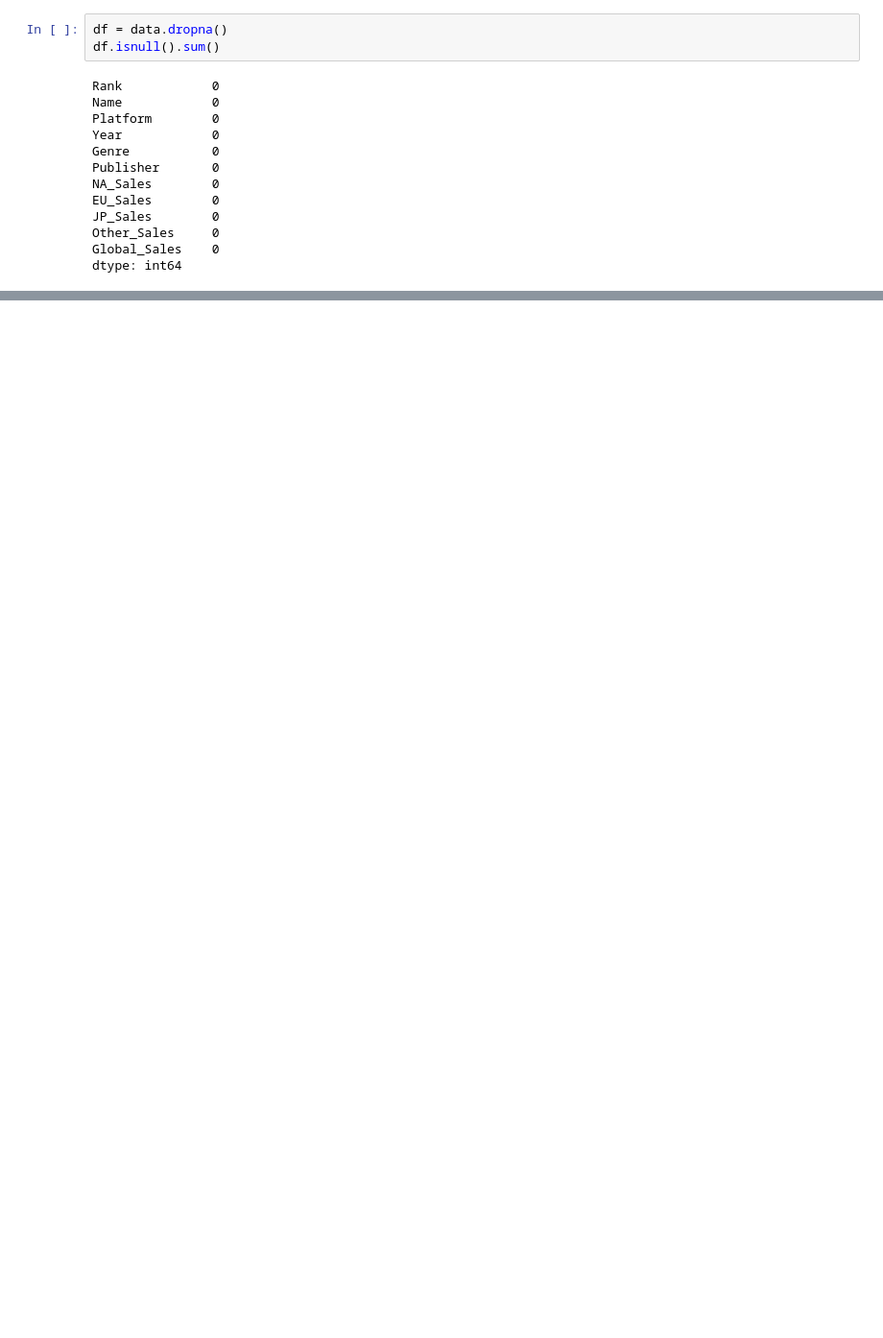
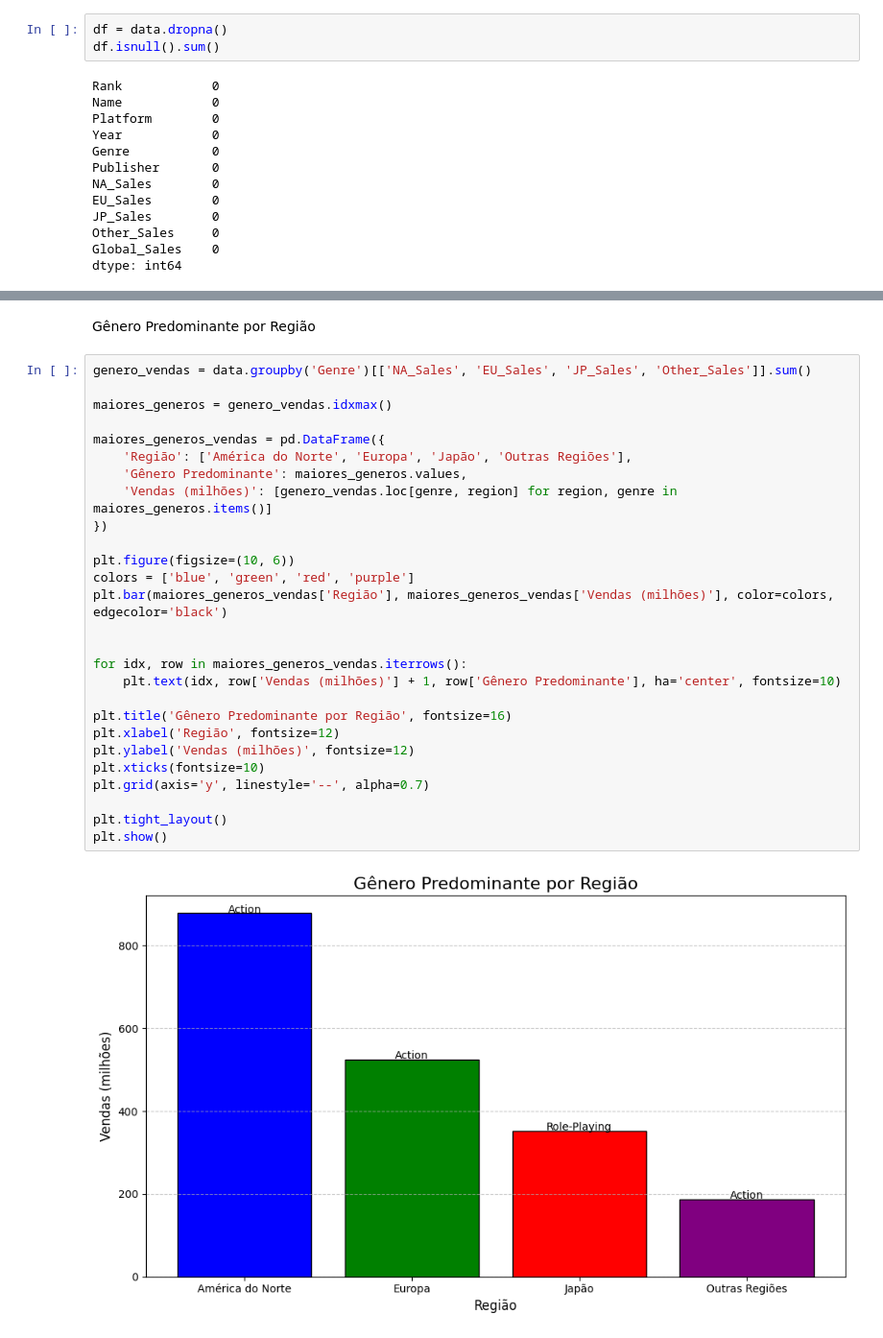
Before and after one commit to FelipeUemura11/Video-Game-Sales, a Jupyter notebook: graficos.ipynb, the cells around one changed output, grey strips where cells are left out. Shown at 96% size. Saved outputs shown, nothing was run; the diff lists cells and outputs as text; blank space fills up the shorter version.

```diff
--- a/graficos.ipynb
+++ b/graficos.ipynb
@@ -181,0 +79,31 @@ Previsões de Vendas para o Novo Jogo:
+# %% [markdown]
+Gênero Predominante por Região
+# %%
+genero_vendas = data.groupby('Genre')[['NA_Sales', 'EU_Sales', 'JP_Sales', 'Other_Sales']].sum()
+
+maiores_generos = genero_vendas.idxmax()
+
+maiores_generos_vendas = pd.DataFrame({
+    'Região': ['América do Norte', 'Europa', 'Japão', 'Outras Regiões'],
+    'Gênero Predominante': maiores_generos.values,
+    'Vendas (milhões)': [genero_vendas.loc[genre, region] for region, genre in maiores_generos.items()]
+})
+
+plt.figure(figsize=(10, 6))
+colors = ['blue', 'green', 'red', 'purple']
+plt.bar(maiores_generos_vendas['Região'], maiores_generos_vendas['Vendas (milhões)'], color=colors, edgecolor='black')
+
+
+for idx, row in maiores_generos_vendas.iterrows():
+    plt.text(idx, row['Vendas (milhões)'] + 1, row['Gênero Predominante'], ha='center', fontsize=10)
+
+plt.title('Gênero Predominante por Região', fontsize=16)
+plt.xlabel('Região', fontsize=12)
+plt.ylabel('Vendas (milhões)', fontsize=12)
+plt.xticks(fontsize=10)
+plt.grid(axis='y', linestyle='--', alpha=0.7)
+
+plt.tight_layout()
+plt.show()
+# %% [output]
+[figure, added]
```
Also changed, not shown: parts of 19 cells of this notebook, 2 other files.
